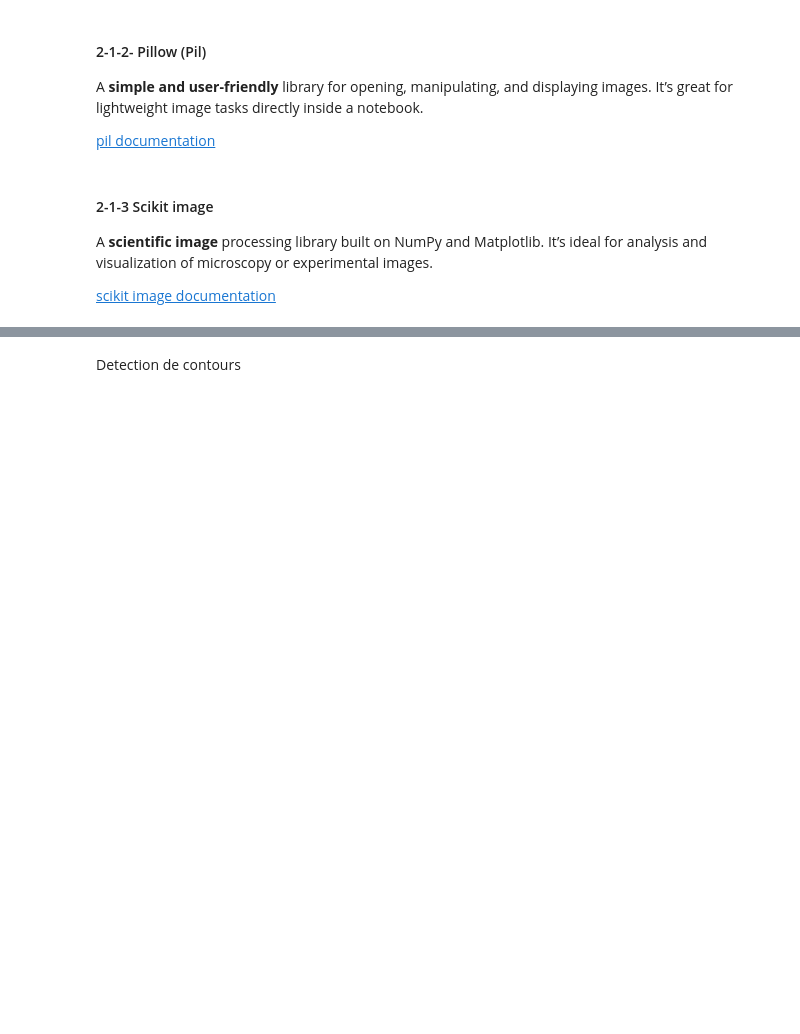
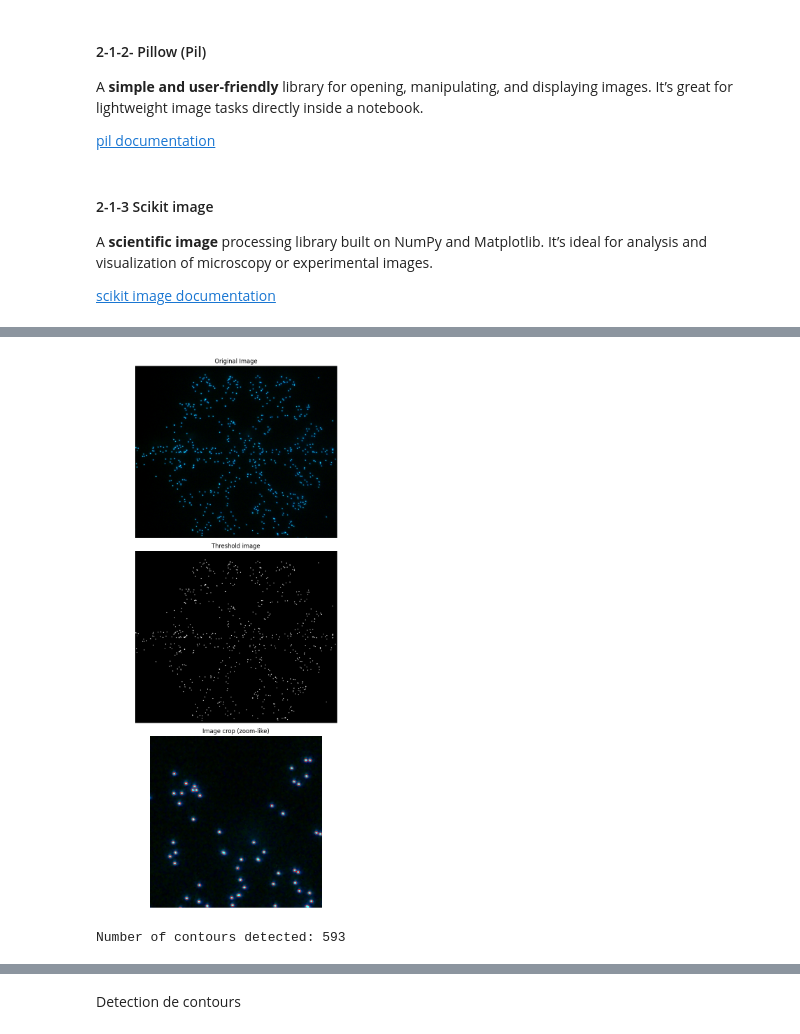
Before and after one commit to scayez/nino_workshop, a Jupyter notebook: intro_images.ipynb, the cells around one changed output, grey strips where cells are left out. Drawn from its saved outputs; the diff is of its cells as text; code cells hidden in the pictures; blank space fills up the shorter version.

Commit message:
Ajout dans intro_images.ipynb de la partie python libraries for image et some examples in opencv

```diff
--- a/intro_images.ipynb
+++ b/intro_images.ipynb
@@ -468,0 +488,51 @@ plt.show();
+# %%
+import cv2
+import matplotlib.pyplot as plt
+
+# --- Read the image ---
+image = cv2.imread('data/fluo_latex_1.tif')
+
+# --- Convert to grayscale ---
+gray = cv2.cvtColor(image, cv2.COLOR_BGR2GRAY)
+
+# --- Apply binary threshold ---
+ret, threshold = cv2.threshold(gray, 100, 255, cv2.THRESH_BINARY)
+
+# --- Find contours ---
+contours, hierarchy = cv2.findContours(threshold, cv2.RETR_TREE, cv2.CHAIN_APPROX_SIMPLE)
+
+# --- Draw contours on a copy of the original image ---
+image_with_contours = image.copy()
+for cnt in contours:
+    cv2.drawContours(image_with_contours, [cnt], 0, (0, 0, 255), 1)  # Red contours
+
+# --- Define crops using explicit slices ---
+
+crop_center   = image_with_contours[300:600, 600:900]   # Center 400x400
+
+# --- Display results in subplots (columns) ---
+fig, axes = plt.subplots(3, 1, figsize=(8, 16))  # 3 rows, 1 column
+
+# Original image
+axes[0].imshow(cv2.cvtColor(image, cv2.COLOR_BGR2RGB))
+axes[0].set_title("Original Image")
+axes[0].axis('off')
+
+# threshold
+axes[1].imshow(cv2.cvtColor(threshold, cv2.COLOR_BGR2RGB))
+axes[1].set_title("Threshold image")
+axes[1].axis('off')
+
+# Center crop
+axes[2].imshow(cv2.cvtColor(crop_center, cv2.COLOR_BGR2RGB))
+axes[2].set_title("Image crop (zoom-like)")
+axes[2].axis('off')
+
+plt.tight_layout()
+plt.show();
+# %% [output]
+[figure, added]
+# %%
+print(f"Number of contours detected: {len(contours)}")
+# %% [output]
+Number of contours detected: 593
```
Also changed, not shown: parts of 17 cells of this notebook, 4 other files.
